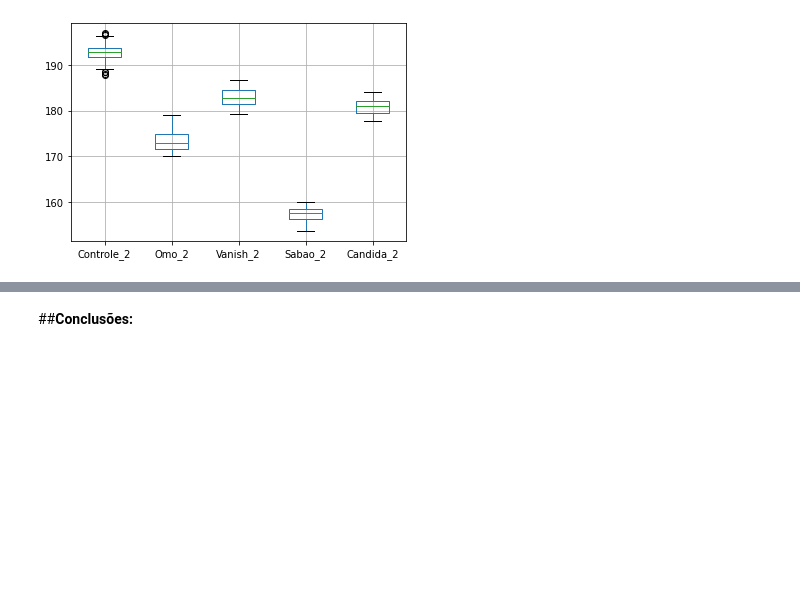
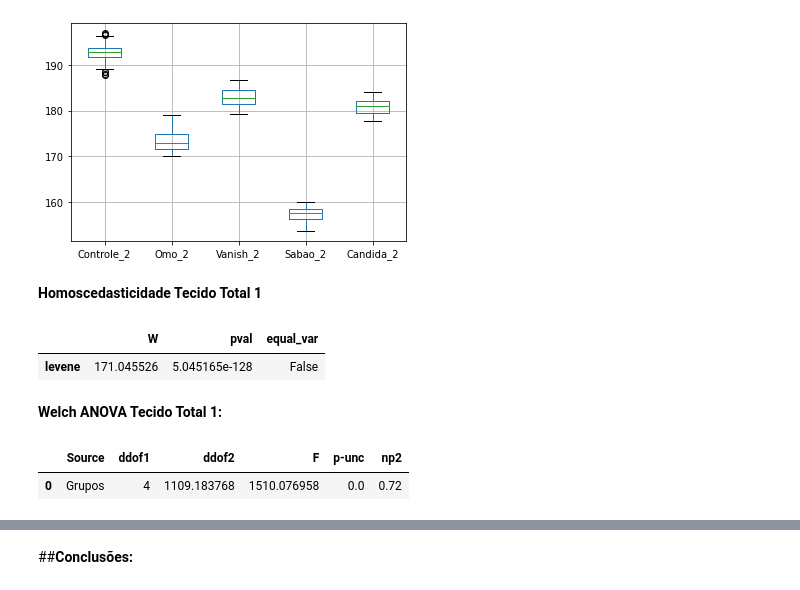
Before and after one commit to brdacunha/BECN, a Jupyter notebook: Valores_de_Cinza_BECN.ipynb, the cells around one changed output, grey strips where cells are left out. Saved outputs shown, nothing was run; the diff lists cells and outputs as text; code cells hidden in the pictures; blank space fills up the shorter version.

```diff
--- a/Valores_de_Cinza_BECN.ipynb
+++ b/Valores_de_Cinza_BECN.ipynb
@@ -102,3 +104,20 @@ i_2.boxplot(['Controle_2','Omo_2','Vanish_2','Sabao_2','Candida_2'])
 plt.show()
 # %% [output]
 [figure]
+# %% [markdown]
+**Homoscedasticidade Tecido Total 1**
+# %%
+pg.homoscedasticity(Total1, dv = 'Valores de Cinza', group= 'Grupos', method = 'levene', alpha=0.05)
+# %% [output]
+|  | W | pval | equal_var |
+| levene | 171.045526 | 5.045165e-128 | False |
+# %% [markdown]
+**Welch ANOVA Tecido Total 1:**
+# %%
+import pingouin as pg
+
+waov_Total1 = pg.welch_anova(data = Total1, dv = 'Valores de Cinza', between = 'Grupos') # teste ANOVA para Tecido Total 1
+waov_Total1
+# %% [output]
+|  | Source | ddof1 | ddof2 | F | p-unc | np2 |
+| 0 | Grupos | 4 | 1109.183768 | 1510.076958 | 0.0 | 0.72 |
```
Also changed, not shown: parts of 5 cells of this notebook.
